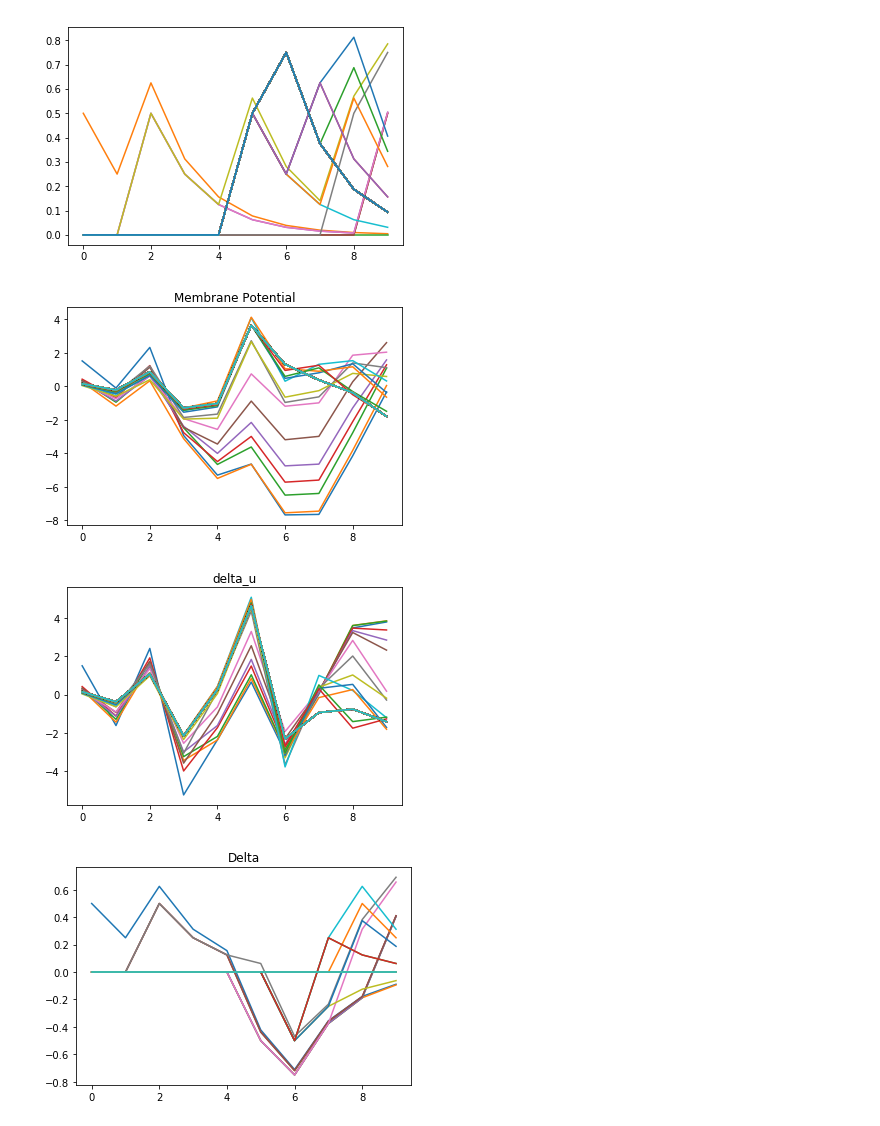
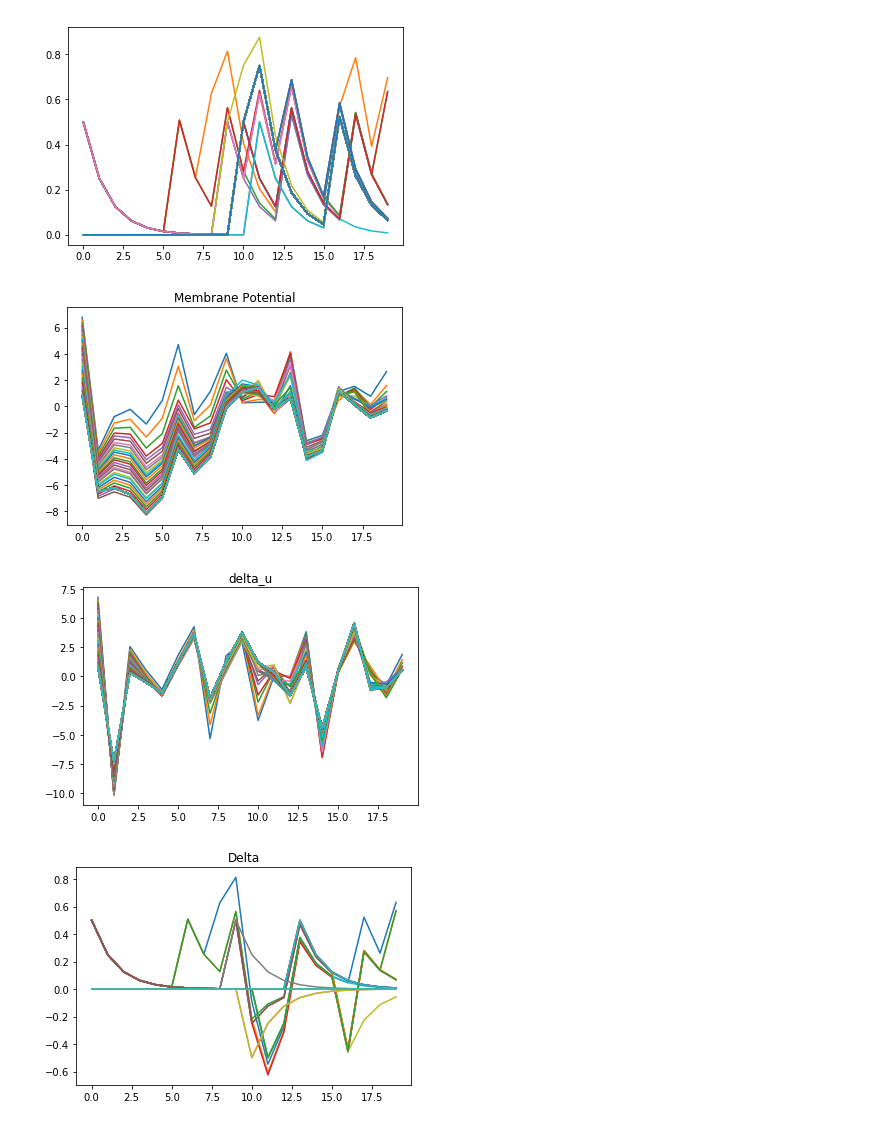
Before and after one commit to superrrpotato/Backpropagated-Neighborhood-Aggregation-for-Accurate-Training-of-Spiking-Neural-Networks, a Jupyter notebook: single_neuron_experiment.ipynb, the cells around one changed output. Drawn from its saved outputs; the diff is of its cells as text; code cells hidden in the pictures.

Commit message:
nice plot

```diff
--- a/single_neuron_experiment.ipynb
+++ b/single_neuron_experiment.ipynb
@@ -2,7 +2,7 @@
 import numpy as np
 import matplotlib.pyplot as plt
 %matplotlib inline
-time_step = 10
+time_step = 20
 input_num = 1000
 adjust_steps = 200
 
@@ -152,7 +152,7 @@ prepare_plot(plot_flag)
 # i_input_decay = (1-1/tau_i_input)
 # i_output_decay = (1-1/tau_i_output)
 # u_decay = (1-1/tau_u)
-lr = 0.01
+lr = 0.005
 for i in range(adjust_steps):
     lr *= 0.996
     # Forward
@@ -197,34 +197,34 @@ for i in range(adjust_steps):
             if current_t == time_step:
                 break
             # New output of the previous time step
             nopp = neighbor_output[current_t - 1]
             # Membrane potential of the current time step
             mbp = u[current_t]
             near_by = near_by&\
                 ((near_by&(nopp==True)&((threshold<=mbp)&(mbp<(threshold+u_decay))))|\
                 (near_by&(nopp==False)&(((threshold-u_decay)<mbp)&(mbp<threshold))))
         neighbor_PSC = smooth(neighbor_output.astype('float'), i_output_decay)
         PSC_delta = neighbor_PSC - output_smooth
         project[t] = PSC_delta.dot(-delta)/np.linalg.norm(PSC_delta)
 
     sig = sigmoid(u-threshold, temp)
     grad = project * (output - 0.5) * 2 * (sig*(1-sig))/temp
 
     grad_w = grad.dot(a_smooth.T)
 
     grad_record[i] = grad
 
     if plot_flag:
         u_fig.plot(u)
         delta_u_fig.plot(delta_u)
         delta_fig.plot(delta)
         grad_fig.plot(grad)
 
     # Move Step
     weights = weights - lr * grad_w
 figs_plot(plot_flag)
 # %% [output]
-[figure, old version]
+[figure, new version]
-[figure, old version]
+[figure, new version]
-[figure, old version]
+[figure, new version]
-[figure, old version]
+[figure, new version]
```
Also changed, not shown: parts of 2 cells of this notebook, 1 other file.
